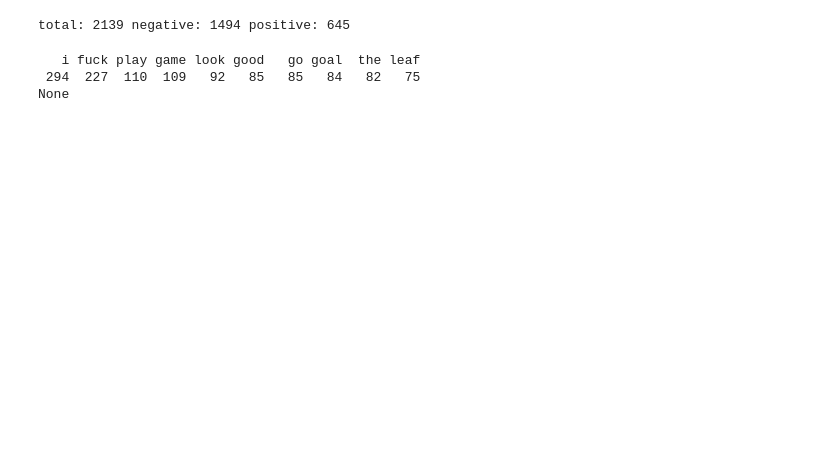
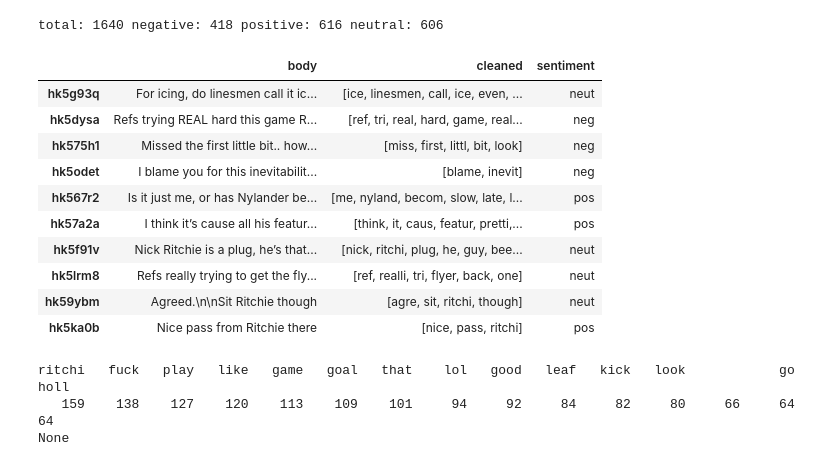
Before and after one commit to jkaterberg/sentiment_analyzer_for_reddit, a Jupyter notebook: sentiment_analysis.ipynb, the cells around one changed output. Saved outputs shown, nothing was run; the diff lists cells and outputs as text; code cells hidden in the pictures; blank space fills up the shorter version.

```diff
--- a/sentiment_analysis.ipynb
+++ b/sentiment_analysis.ipynb
@@ -67,23 +76,48 @@ df.head()
 # %%
-#Analysis Time!
+# Analysis Time!
 
-#number of positive vs negative comments
+# number of positive vs negative comments
 pos = 0
 neg = 0
+neut = 0
+res = []
 
 for c in df['cleaned']:
-    if is_positive(" ".join(c)): pos += 1
-    else: neg += 1
+    if is_positive(" ".join(c)):
+        pos += 1
+        res.append("pos")
+    elif is_negative(" ".join(c)):
+        neg += 1
+        res.append("neg")
+    else:
+        neut += 1
+        res.append("neut")
 
-print("\ntotal: %d negative: %d positive: %d"%(len(df['cleaned']), neg, pos))
+
+print("\ntotal: %d negative: %d positive: %d neutral: %d" %
+      (len(df['cleaned']), neg, pos, neut))
+
+df['sentiment'] = res
+df[['body','cleaned','sentiment']].sample(10)
 # %% [output]
-total: 2139 negative: 1494 positive: 645
+total: 1640 negative: 418 positive: 616 neutral: 606
+|  | body | cleaned | sentiment |
+| hk5g93q | For icing, do linesmen call it ic... | [ice, linesmen, call, ice, even, ... | neut |
+| hk5dysa | Refs trying REAL hard this game R... | [ref, tri, real, hard, game, real... | neg |
+| hk575h1 | Missed the first little bit.. how... | [miss, first, littl, bit, look] | neg |
+| hk5odet | I blame you for this inevitabilit... | [blame, inevit] | neg |
+| hk567r2 | Is it just me, or has Nylander be... | [me, nyland, becom, slow, late, l... | pos |
+| hk57a2a | I think it’s cause all his featur... | [think, it, caus, featur, pretti,... | pos |
+| hk5f91v | Nick Ritchie is a plug, he’s that... | [nick, ritchi, plug, he, guy, bee... | neut |
+| hk5lrm8 | Refs really trying to get the fly... | [ref, realli, tri, flyer, back, one] | neut |
+| hk59ybm | Agreed.\n\nSit Ritchie though | [agre, sit, ritchi, though] | neut |
+| hk5ka0b | Nice pass from Ritchie there | [nice, pass, ritchi] | pos |
 # %%
 #Words used most frequently
-print(nltk.FreqDist(words).tabulate(10))
+print(nltk.FreqDist(words).tabulate(15))
 # %% [output]
-   i fuck play game look good   go goal  the leaf
- 294  227  110  109   92   85   85   84   82   75
+ritchi   fuck   play   like   game   goal   that    lol   good   leaf   kick   look            go   holl
+   159    138    127    120    113    109    101     94     92     84     82     80     66     64     64
 None
 # %%
 #Word combinations
```
Also changed, not shown: parts of 9 cells of this notebook, 4 other files.
